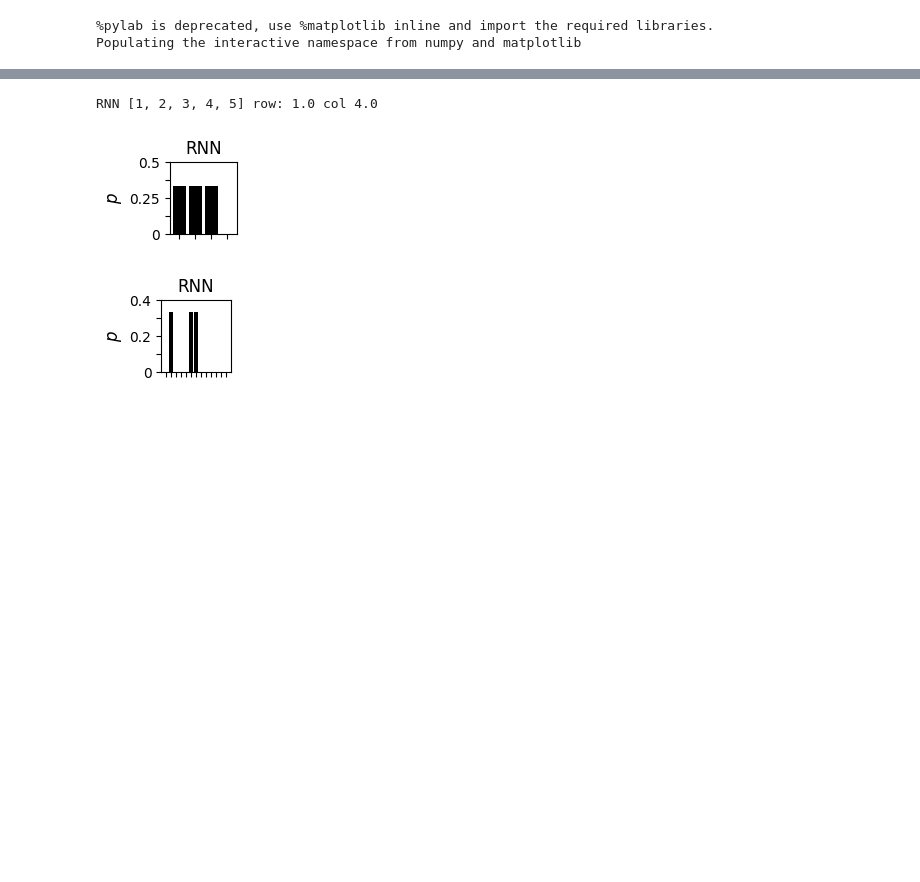
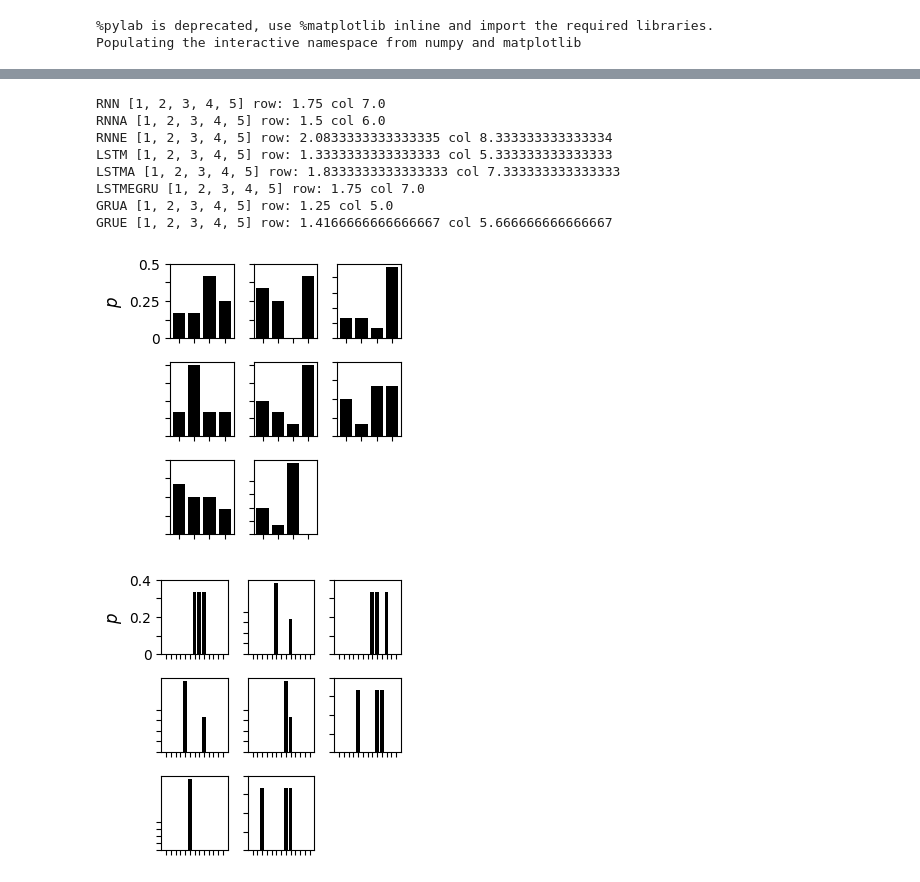
Before and after one commit to Ahmadar91/Master-sThesis, a Jupyter notebook: Attention.ipynb, the cells around one changed output, grey strips where cells are left out. Cells and saved outputs as stored; diff of their text form; code cells hidden in the pictures; blank space fills up the shorter version.

```diff
--- a/Attention.ipynb
+++ b/Attention.ipynb
@@ -1297,6 +1306,6 @@ RNN 0
 # %%
 collectorSHM=dict()
-for k,kind in enumerate(["RNN"]):
+for k,kind in enumerate(["RNN", "RNNA", "RNNE","LSTM", "LSTMA","LSTME" "GRU", "GRUA","GRUE"]):
     for min_len, max_len in zip(min_lengths, max_lengths):
         C=[]
         figure()
@@ -1335,9 +1358,20 @@ def mean_confidence_interval(data, confidence=0.95):
     return h
 # %%
 figure(figsize=[7.5,3])
-cols=['k','r','b']
+cols = [
+    'k',  # black
+    'r',  # red
+    'b',  # blue
+    'g',  # green
+    'c',  # cyan
+    'm',  # magenta
+    'y',  # yellow
+    'orange',  # orange
+    'purple'   # purple
+]
+
 collectorSHM=pickle.load(open("collectorSHMlong.p","rb"))
-for k,kind in enumerate(["RNN"]):
+for k,kind in enumerate(["RNN", "RNNA", "RNNE","LSTM", "LSTMA","LSTME" "GRU", "GRUA","GRUE"]):
     MC=[]
     MS=[]
     for min_len, max_len in zip(min_lengths, max_lengths):
@@ -1373,7 +1414,7 @@ RNN <function cond at 0x...> 1.0 0.0
 from sklearn.cluster import KMeans
 from sklearn.cluster import DBSCAN
 collectorSHM=pickle.load(open("collectorSHMlong.p","rb"))
-for k,kind in enumerate(["RNN"]):
+for k,kind in enumerate(["RNN", "RNNA", "RNNE","LSTM", "LSTMA","LSTME" "GRU", "GRUA","GRUE"]):
     Rs=[]
     RsS=[]
     for min_len, max_len in zip(min_lengths, max_lengths):
@@ -1417,7 +1465,7 @@ collectorSHM=pickle.load(open("collectorSHMlong.p","rb"))
 
 rowDist=dict()
 colDist=dict()
-for k,kind in enumerate(["RNN"]):
+for k,kind in enumerate(["RNN", "RNNA", "RNNE","LSTM", "LSTMA","LSTME" "GRU", "GRUA","GRUE"]):
     for min_len, max_len in zip(min_lengths, max_lengths):
         row=[]
         col=[]
@@ -1441,12 +1489,19 @@ for k,kind in enumerate(["RNN"]):
         colDist[f'{kind} {min_len} {max_len}']=H0/H0.sum()
         print(kind,td,"row:",row.flatten().mean(),"col",col.flatten().mean())
 # %% [output]
-RNN [1, 2, 3, 4, 5] row: 1.0 col 4.0
+RNN [1, 2, 3, 4, 5] row: 1.75 col 7.0
+RNNA [1, 2, 3, 4, 5] row: 1.5 col 6.0
+RNNE [1, 2, 3, 4, 5] row: 2.0833333333333335 col 8.333333333333334
+LSTM [1, 2, 3, 4, 5] row: 1.3333333333333333 col 5.333333333333333
+LSTMA [1, 2, 3, 4, 5] row: 1.8333333333333333 col 7.333333333333333
+LSTMEGRU [1, 2, 3, 4, 5] row: 1.75 col 7.0
+GRUA [1, 2, 3, 4, 5] row: 1.25 col 5.0
+GRUE [1, 2, 3, 4, 5] row: 1.4166666666666667 col 5.666666666666667
 # %%
 figure(figsize=[3.25,6])
 where=1
 for min_len, max_len in zip(min_lengths, max_lengths):
-    for k,kind in enumerate(["RNN"]):
+    for k,kind in enumerate(["RNN", "RNNA", "RNNE","LSTM", "LSTMA","LSTME" "GRU", "GRUA","GRUE"]):
         subplot(6,3,where)
         where+=1
         H=rowDist[f'{kind} {min_len} {max_len}']
@@ -1460,33 +1515,33 @@ for min_len, max_len in zip(min_lengths, max_lengths):
             yticks([0,0.125,0.25,0.375,0.5],["","","","",""],fontsize=10)
         if cond==5:
             xticks([0,1,2,3],fontsize=10)
             xlabel("concepts",fontsize=12)
         else:
             xticks([0,1,2,3],["","","",""],fontsize=10)
 tight_layout()
 
 figure(figsize=[3.25,6])
 where=1
 for min_len, max_len in zip(min_lengths, max_lengths):
-    for k,kind in enumerate(["RNN"]):
+    for k,kind in enumerate(["RNN", "RNNA", "RNNE","LSTM", "LSTMA","LSTME" "GRU", "GRUA","GRUE"]):
         subplot(6,3,where)
         where+=1
         if cond==0:
             title(kind,fontsize=12)
         H=colDist[f'{kind} {min_len} {max_len}']
         bar([0,1,2,3,4,5,6,7,8,9,10,11,12],H,color='k')
         if k==0:
             yticks([0,0.1,0.2,0.3,0.4],["0","","0.2","","0.4"],fontsize=10)
             ylabel(r"$p$",fontsize=12)
         else:
             yticks([0,0.1,0.2,0.3,0.4],["","","","",""],fontsize=10)
         if cond==5:
             xticks([0,1,2,3,4,5,6,7,8,9,10,11,12],[0,"","","3","","",6,"","","9","","",12],fontsize=10)
             xlabel("concepts",fontsize=12)
         else:
             xticks([0,1,2,3,4,5,6,7,8,9,10,11,12],[""]*13,fontsize=10)
 
 tight_layout()
 # %% [output]
-[figure, old version]
+[figure, new version]
-[figure, old version]
+[figure, new version]
```
Also changed, not shown: parts of 17 cells of this notebook, 35 other files.
